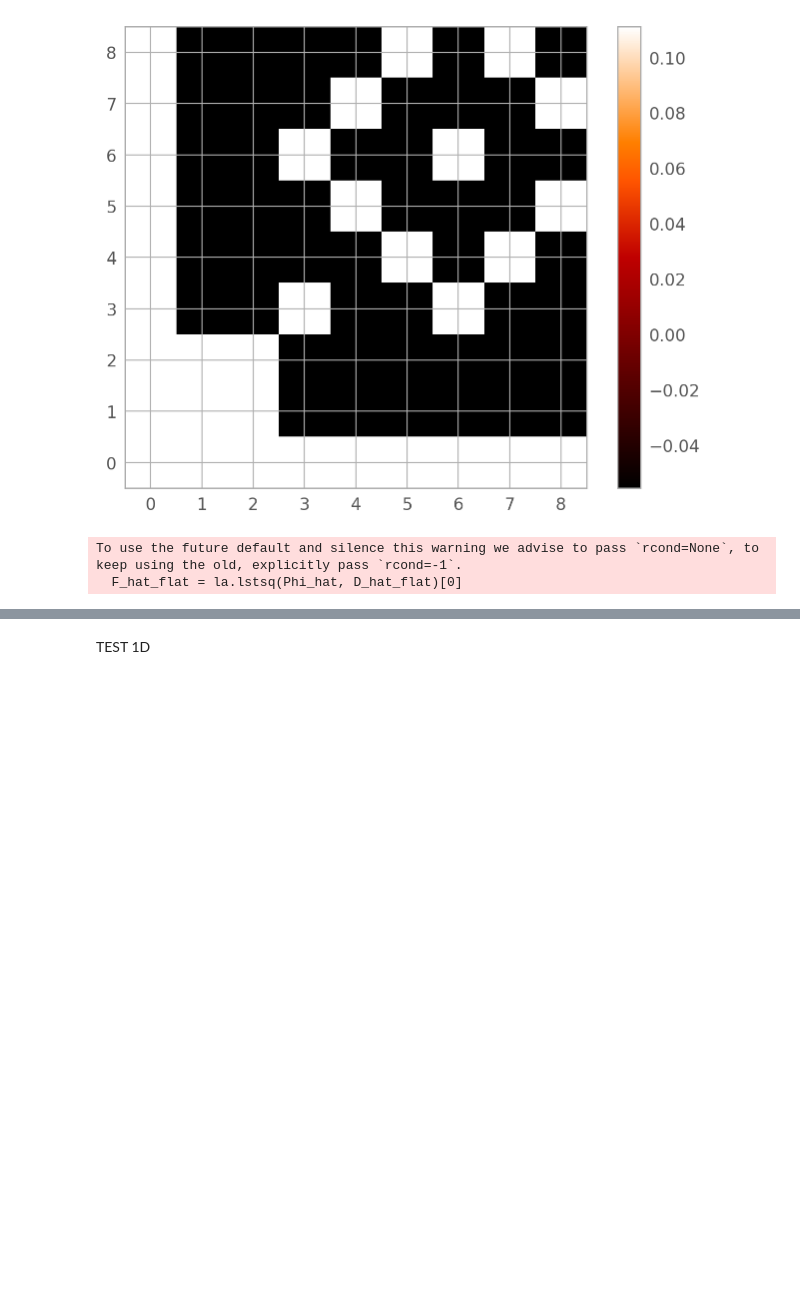
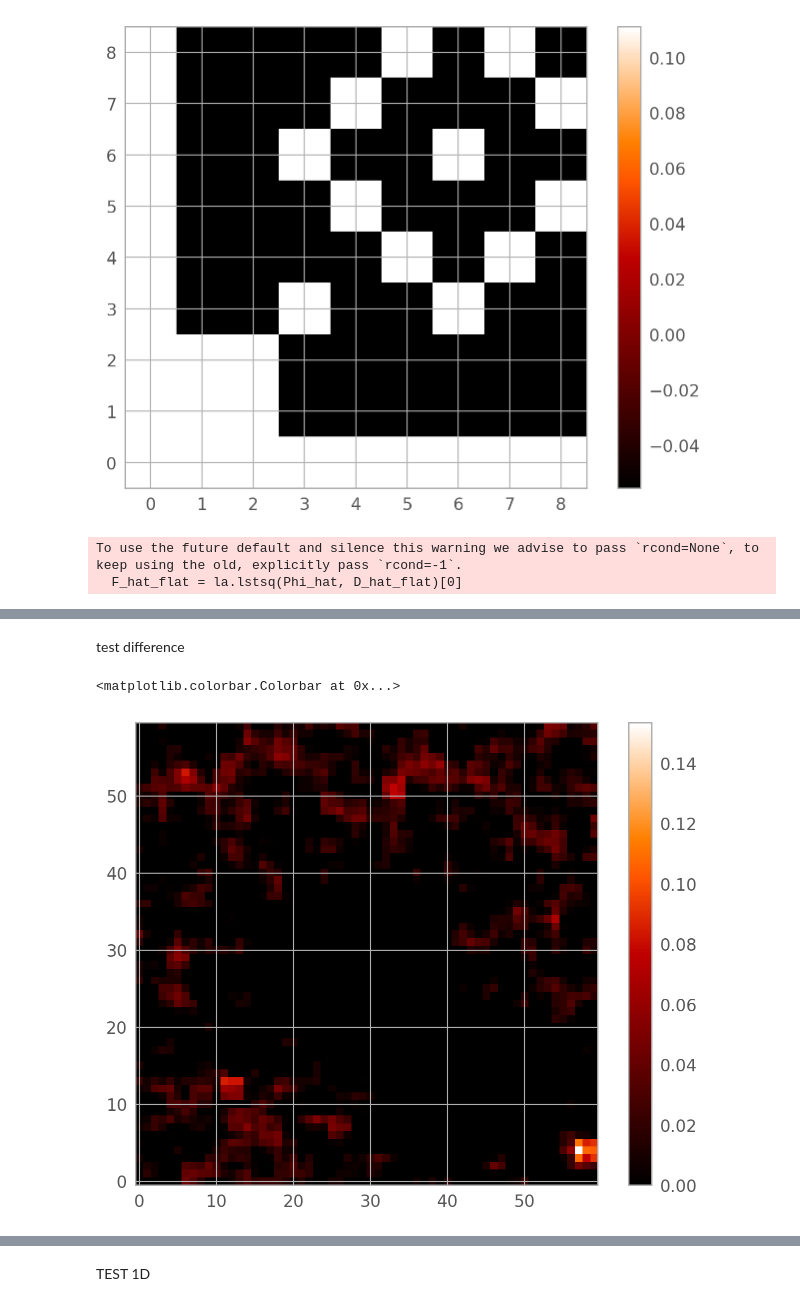
Before and after one commit to Chisen-Lupus/proper-dither, a Jupyter notebook: demo.ipynb, the cells around one changed output, grey strips where cells are left out. Drawn from its saved outputs; the diff is of its cells as text; code cells hidden in the pictures; blank space fills up the shorter version.

```diff
--- a/demo.ipynb
+++ b/demo.ipynb
@@ -637,0 +612,8 @@ plt.imshow(np.arcsinh(F))
+# %% [markdown]
+test difference
+# %%
+plt.imshow(np.arcsinh(F-drizzled))
+plt.colorbar()
+# %% [output]
+<matplotlib.colorbar.Colorbar at 0x...>
+[figure, added]
```
Also changed, not shown: parts of 9 cells of this notebook.
